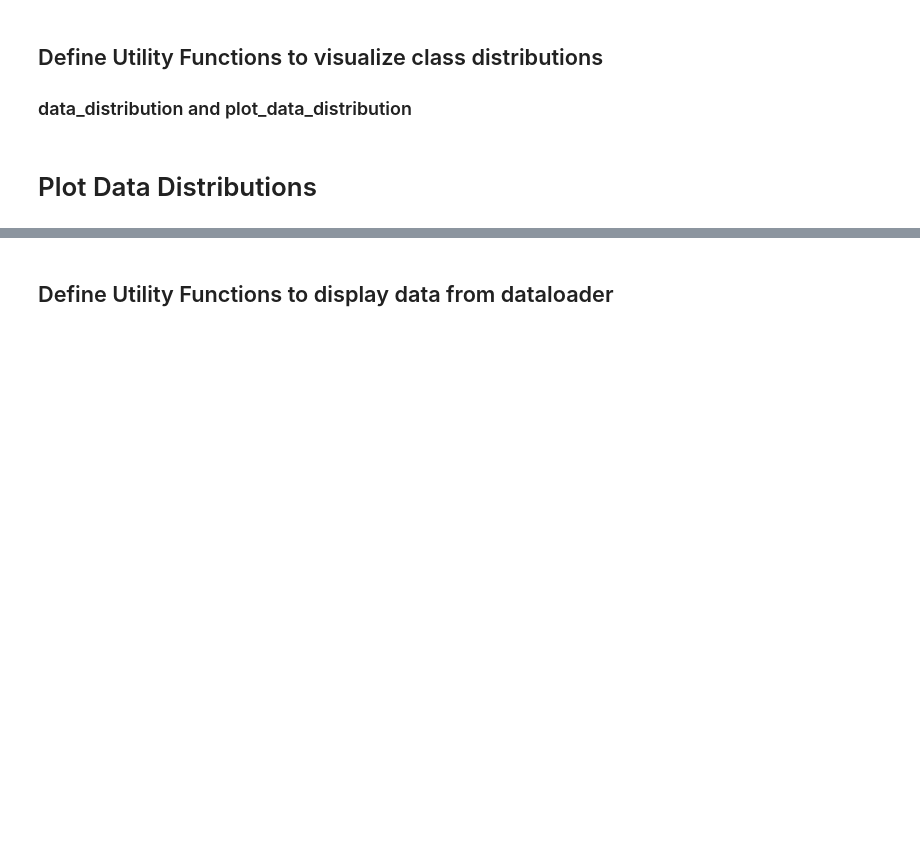
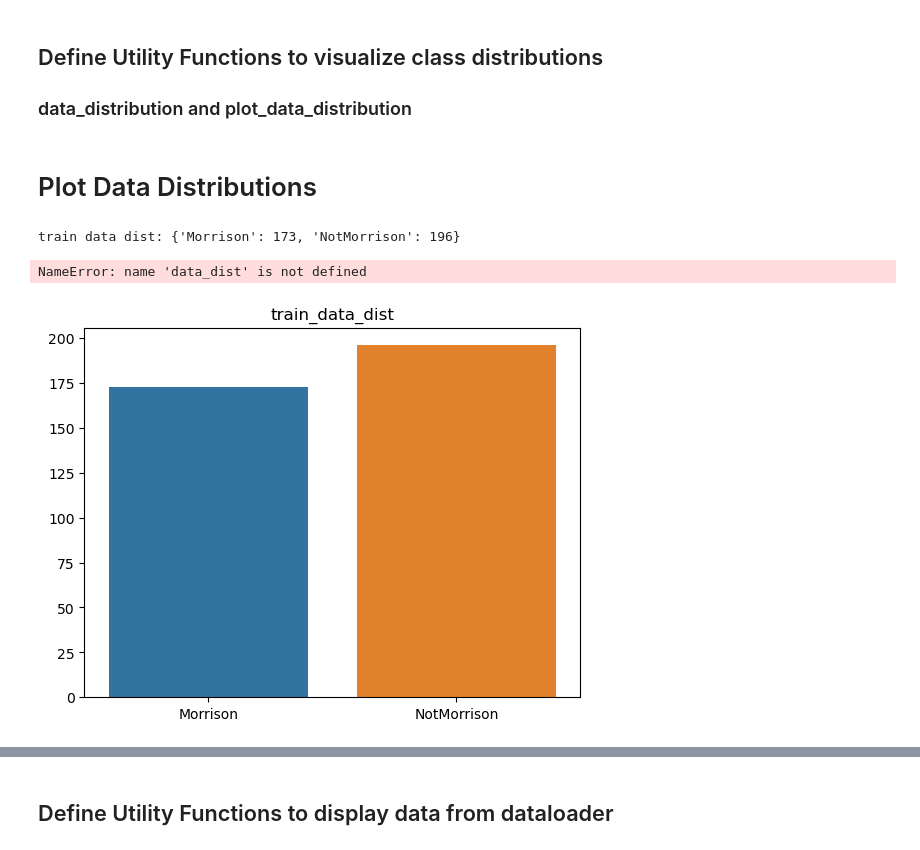
Before and after one commit to IntelSoftware/Jurassic, a Jupyter notebook: 07_BuildTrainScorePyTorchModel.ipynb, the cells around one changed output, grey strips where cells are left out. Cells and saved outputs as stored; diff of their text form; code cells hidden in the pictures; blank space fills up the shorter version.

```diff
--- a/07_BuildTrainScorePyTorchModel.ipynb
+++ b/07_BuildTrainScorePyTorchModel.ipynb
@@ -25,4 +25,4 @@ from torch.utils.data import DataLoader
 from torchvision import datasets, models, transforms
 from tqdm import tqdm
 
-sns.set_theme(style="whitegrid", palette="husl")
+# sns.set_theme(style="whitegrid", palette="husl")
@@ -104,7 +113,8 @@ img_transforms = {
 # %%
 # create dataset for Training and Validation
 num_physical_cores = psutil.cpu_count(logical=False)
-data_dir = pathlib.Path("./data/ThreeClassManualRemove0s/")
+#data_dir = pathlib.Path("./data/ThreeClassManualRemove0s/")
+data_dir = pathlib.Path("./data/geemap/")
 TRAIN_DIR = data_dir / "train"
 VALID_DIR = data_dir / "val"
 
@@ -136,7 +146,12 @@ def plot_data_distribution(data_dist: dict, title: str = ""):
 # %%
 train_data_dist = data_distribution(train_data, path=TRAIN_DIR)
 plot_data_distribution(train_data_dist, "train_data_dist")
 print(f"train data dist: {train_data_dist}")
+data_dist
+# %% [output]
+train data dist: {'Morrison': 173, 'NotMorrison': 196}
+NameError: name 'data_dist' is not defined
+[figure, added]
 # %%
 valid_data_dist = data_distribution(valid_data, path=VALID_DIR)
 plot_data_distribution(valid_data_dist, "valid_data_dist")
```
Also changed, not shown: parts of 14 cells of this notebook, 15 other files.
